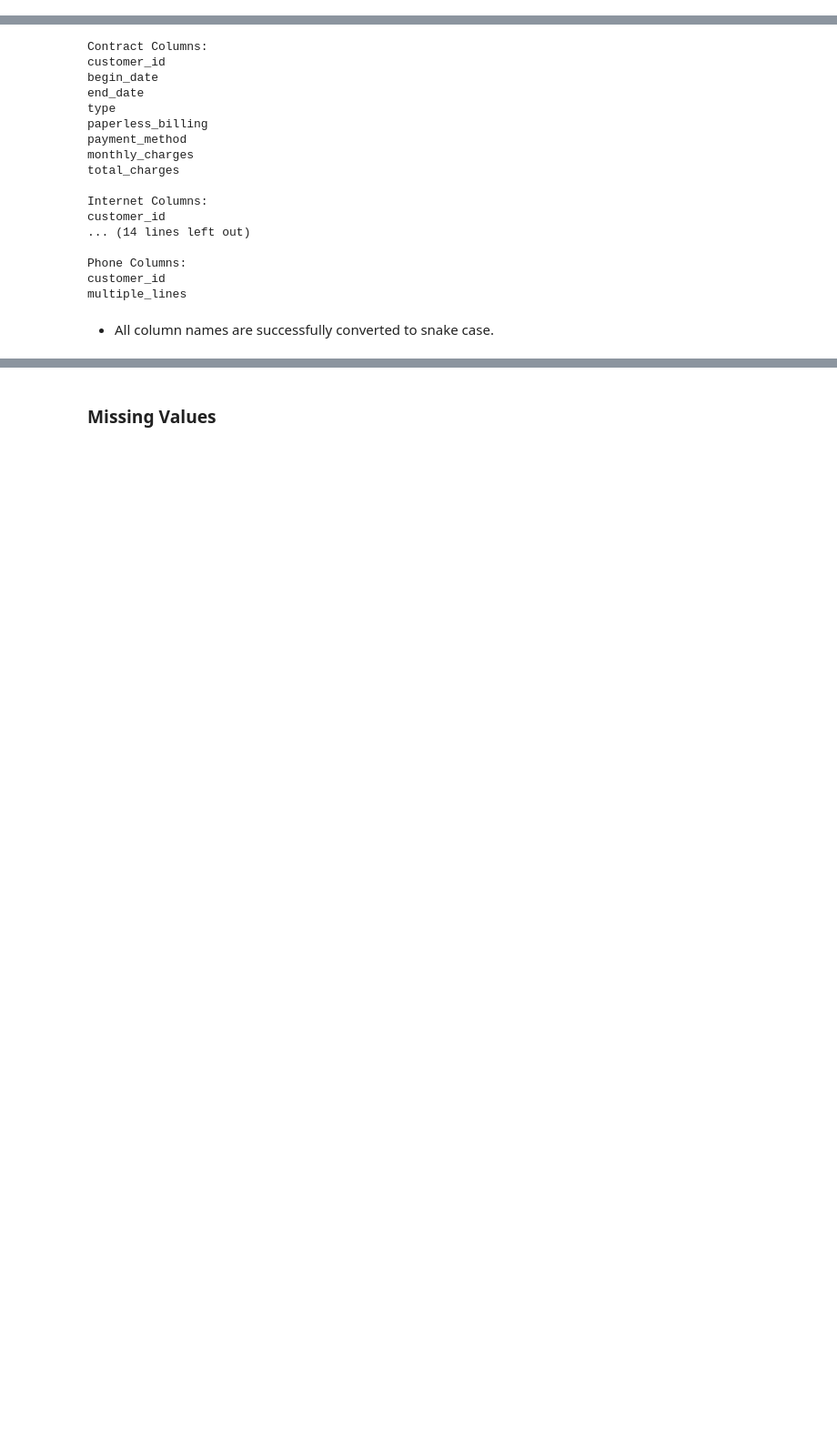
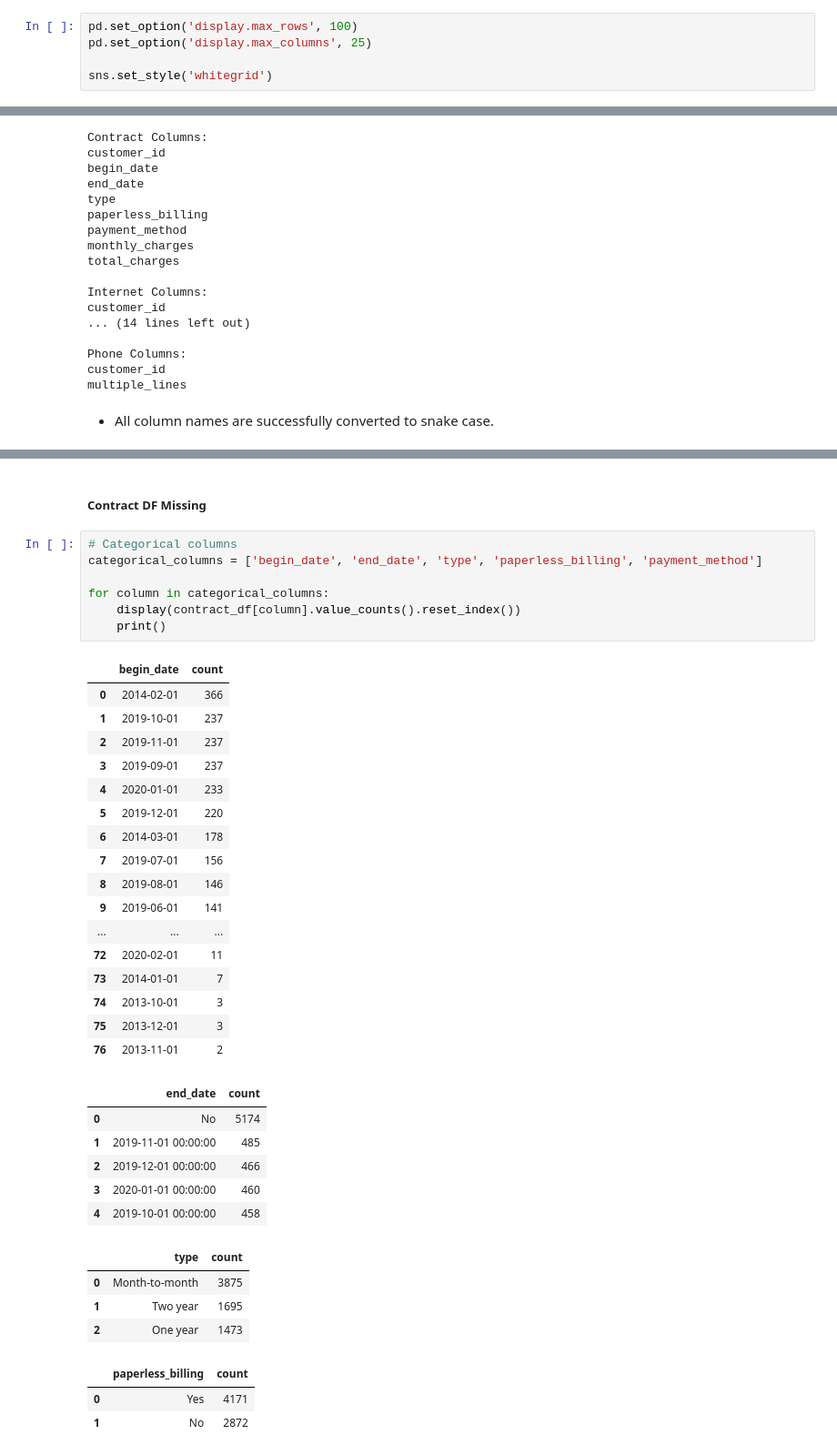
Before and after one commit to kellyshreeve/final-project, a Jupyter notebook: project-code.ipynb, the cells around one changed output, grey strips where cells are left out. Shown at 91% size. Cells and saved outputs as stored; diff of their text form; blank space fills up the shorter version.

```diff
--- a/project-code.ipynb
+++ b/project-code.ipynb
@@ -11,3 +12,8 @@ import matplotlib.pyplot as plt
+# %%
+pd.set_option('display.max_rows', 100)
+pd.set_option('display.max_columns', 25)
+
+sns.set_style('whitegrid')
 # %%
 # Read in dataframes
 try:
@@ -250,2 +260,40 @@ multiple_lines
 # %% [markdown]
-### Missing Values
+##### Contract DF Missing
+# %%
+# Categorical columns
+categorical_columns = ['begin_date', 'end_date', 'type', 'paperless_billing', 'payment_method']
+
+for column in categorical_columns:
+    display(contract_df[column].value_counts().reset_index())
+    print()
+# %% [output]
+|  | begin_date | count |
+| 0 | 2014-02-01 | 366 |
+| 1 | 2019-10-01 | 237 |
+| 2 | 2019-11-01 | 237 |
+| 3 | 2019-09-01 | 237 |
+| 4 | 2020-01-01 | 233 |
+| 5 | 2019-12-01 | 220 |
+| 6 | 2014-03-01 | 178 |
+| 7 | 2019-07-01 | 156 |
+| 8 | 2019-08-01 | 146 |
+| 9 | 2019-06-01 | 141 |
+| ... | ... | ... |
+| 72 | 2020-02-01 | 11 |
+| 73 | 2014-01-01 | 7 |
+| 74 | 2013-10-01 | 3 |
+| 75 | 2013-12-01 | 3 |
+| 76 | 2013-11-01 | 2 |
+|  | end_date | count |
+| 0 | No | 5174 |
+| 1 | 2019-11-01 00:00:00 | 485 |
+| 2 | 2019-12-01 00:00:00 | 466 |
+| 3 | 2020-01-01 00:00:00 | 460 |
+| 4 | 2019-10-01 00:00:00 | 458 |
+|  | type | count |
+| 0 | Month-to-month | 3875 |
+| 1 | Two year | 1695 |
+| 2 | One year | 1473 |
+|  | paperless_billing | count |
+| 0 | Yes | 4171 |
+| 1 | No | 2872 |
```
Also changed, not shown: parts of 58 cells of this notebook.
